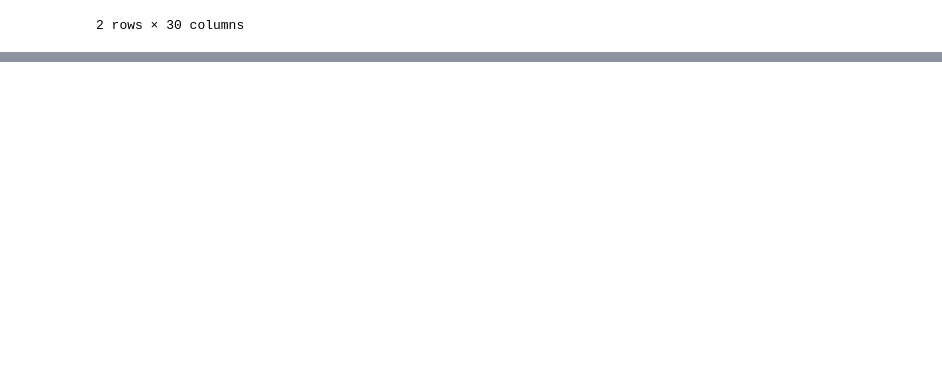
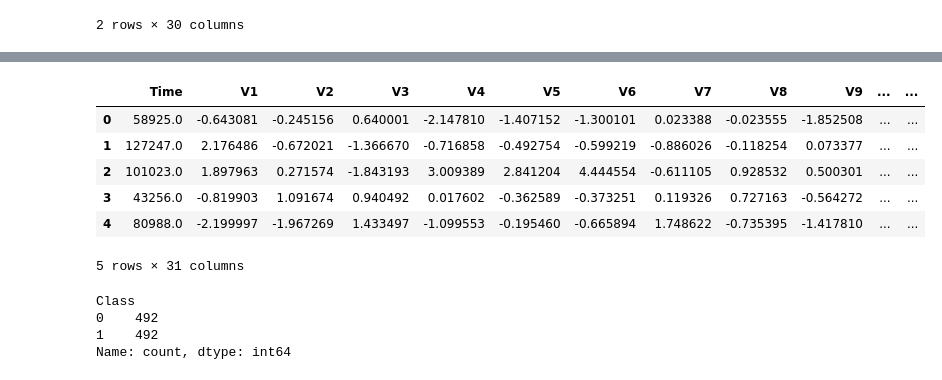
Before and after one commit to minamaher58/ML-projects, a Jupyter notebook: Credit Card Fraud Detection/Credit Card Fraud Detection.ipynb, the cells around one changed output, grey strips where cells are left out. Saved outputs shown, nothing was run; the diff lists cells and outputs as text; code cells hidden in the pictures; blank space fills up the shorter version.

Commit message:
Credit Card Fraud Detection

```diff
--- a/Credit Card Fraud Detection/Credit Card Fraud Detection.ipynb
+++ b/Credit Card Fraud Detection/Credit Card Fraud Detection.ipynb
@@ -122,0 +125,4 @@ credit_card_data.groupby('Class').mean()
+# %%
+legit_sample = legit.sample(n=492)
+# %%
+new_dataset = pd.concat([legit_sample, fraud], axis = 0)
@@ -122,0 +139,19 @@ credit_card_data.groupby('Class').mean()
+# %%
+new_dataset = new_dataset.reset_index(drop=True)
+# %%
+new_dataset.head()
+# %% [output]
+|  | Time | V1 | V2 | V3 | V4 | V5 | V6 | V7 | V8 | V9 | ... | ... |
+| 0 | 58925.0 | -0.643081 | -0.245156 | 0.640001 | -2.147810 | -1.407152 | -1.300101 | 0.023388 | -0.023555 | -1.852508 | ... | ... |
+| 1 | 127247.0 | 2.176486 | -0.672021 | -1.366670 | -0.716858 | -0.492754 | -0.599219 | -0.886026 | -0.118254 | 0.073377 | ... | ... |
+| 2 | 101023.0 | 1.897963 | 0.271574 | -1.843193 | 3.009389 | 2.841204 | 4.444554 | -0.611105 | 0.928532 | 0.500301 | ... | ... |
+| 3 | 43256.0 | -0.819903 | 1.091674 | 0.940492 | 0.017602 | -0.362589 | -0.373251 | 0.119326 | 0.727163 | -0.564272 | ... | ... |
+| 4 | 80988.0 | -2.199997 | -1.967269 | 1.433497 | -1.099553 | -0.195460 | -0.665894 | 1.748622 | -0.735395 | -1.417810 | ... | ... |
+5 rows × 31 columns
+# %%
+new_dataset.Class.value_counts()
+# %% [output]
+Class
+0    492
+1    492
+Name: count, dtype: int64
```
Also changed, not shown: parts of 15 cells of this notebook.
